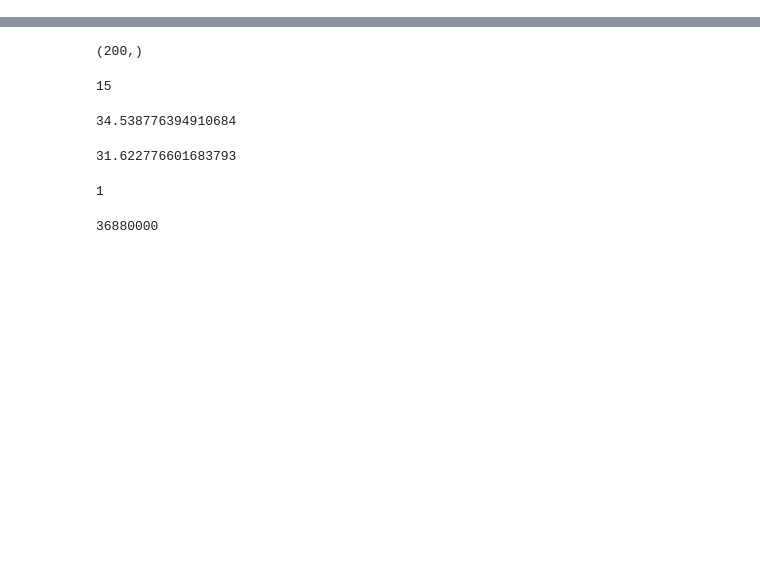
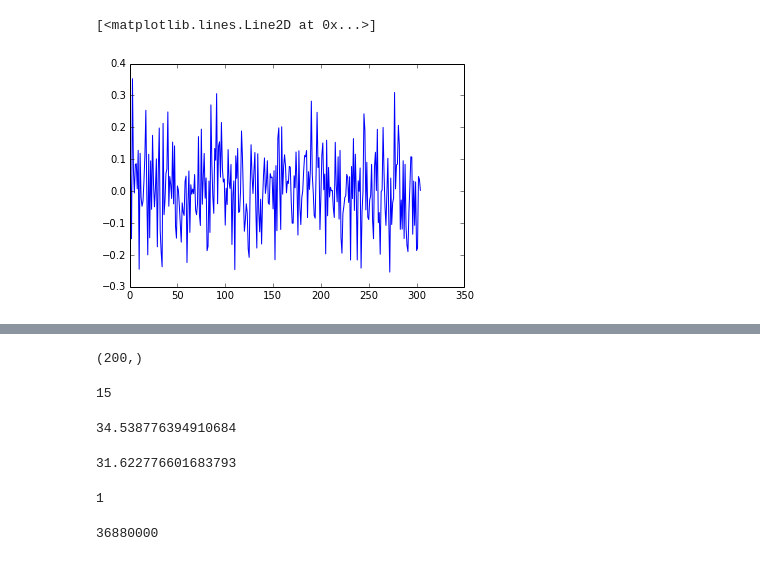
Before and after one commit to ajfriend/cvxpy_examples, a Jupyter notebook: sparse_regression.ipynb, the cells around one changed output, grey strips where cells are left out. Saved outputs shown, nothing was run; the diff lists cells and outputs as text; code cells hidden in the pictures; blank space fills up the shorter version.

```diff
--- a/sparse_regression.ipynb
+++ b/sparse_regression.ipynb
@@ -67,0 +75,5 @@ plt.plot(x,xstar)
+# %%
+plot(v)
+# %% [output]
+[<matplotlib.lines.Line2D at 0x...>]
+[figure, added]
```
Also changed, not shown: parts of 6 cells of this notebook, 8 other files.
